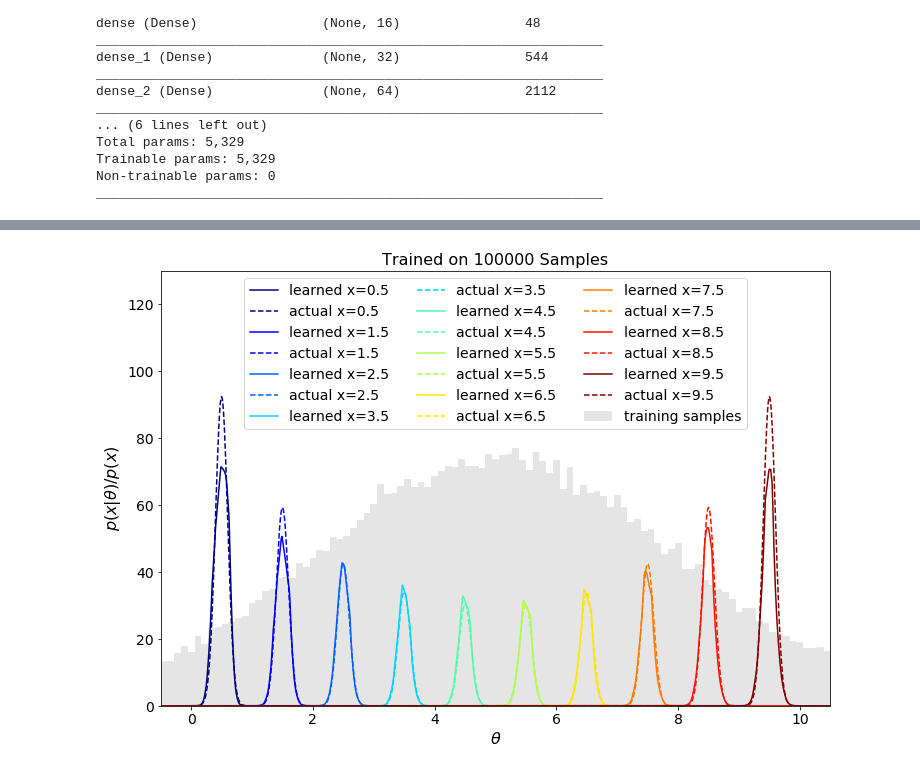
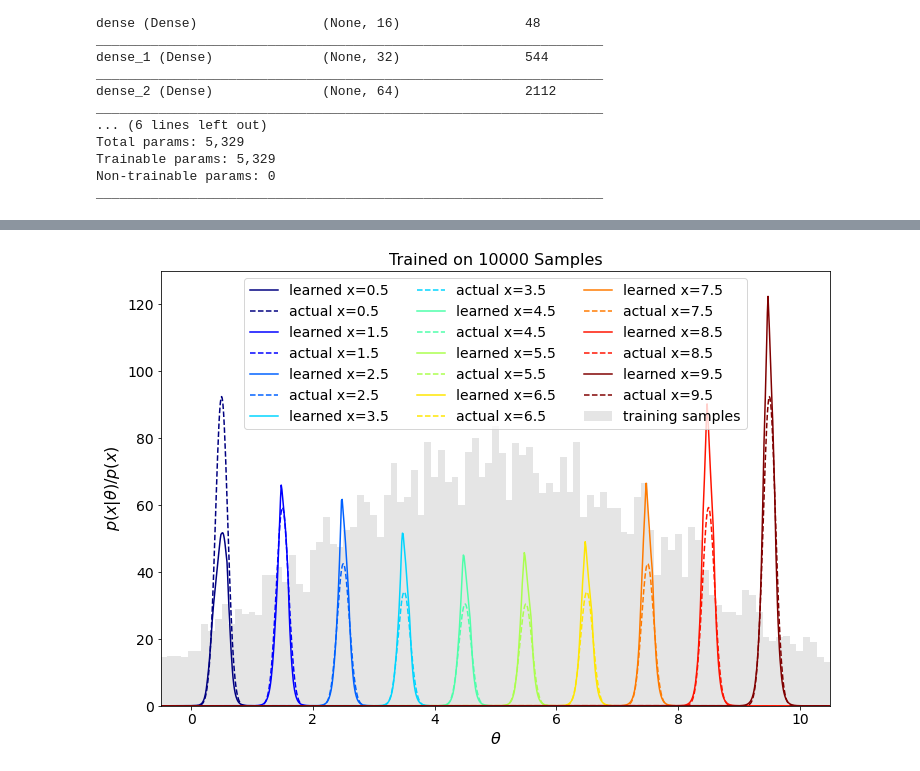
Before and after one commit to philippeller/likelihood_free_inference, a Jupyter notebook: Likelihood_free_inference_example.ipynb, the cells around one changed output, grey strips where cells are left out. Drawn from its saved outputs; the diff is of its cells as text; code cells hidden in the pictures.

```diff
--- a/Likelihood_free_inference_example.ipynb
+++ b/Likelihood_free_inference_example.ipynb
@@ -42,7 +46,7 @@ plt.rcParams['axes.titlesize'] = 16
 plt.rcParams['legend.fontsize'] = 14
 # %%
 # Choose a number of samples (50% training, 50% validation)
-N = 2 * 100000
+N = 2 * 10000
 
 # sample thetas
 theta_kwargs = {'scale':3, 'loc':5}
@@ -122,7 +126,7 @@ for i in range(50):
     y_input_test = np.concatenate([np.ones_like(x_test), np.zeros_like(x_test)])
 
     print('Epoch %i'%(len(loss_history)+1))
-    model.fit(X_input_train, y_input_train, batch_size=2048, epochs=1, validation_data=(X_input_test, y_input_test), )
+    model.fit(X_input_train, y_input_train, batch_size=2048, epochs=1, validation_data=(X_input_test, y_input_test))
 
     loss_history.append(model.history.history['loss'])
     val_loss_history.append(model.history.history['val_loss'])
@@ -158,3 +162,8 @@ Train on 200000 samples, validate on 200000 samples
+# %%
+linmodel = tf.keras.models.clone_model(model)
+linmodel.set_weights(model.get_weights())
+linmodel.layers[-1].activation = tf.keras.activations.linear
+linmodel.compile()
 # %%
 # Compare prediciton vs. truth
 
@@ -171,34 +180,37 @@ for i, k in enumerate(np.linspace(0.5,9.5,n)):
     n_int_steps = 1000
     theta_min = -20
     theta_max = 30
     int_thetas = np.linspace(theta_min, theta_max, n_int_steps)
     p_thetas = theta_dist.pdf(int_thetas, **theta_kwargs)
     evidence = np.sum(x_dist.pdf(k, int_thetas, **x_kwargs) * p_thetas) * (theta_max - theta_min) / n_int_steps        # p(x)
     truth = x_dist.pdf(k, theta_plot,  **x_kwargs) / evidence
 
     # generate input to NN
     nn_input = np.stack([np.ones_like(theta_plot) * k, theta_plot], axis=1)
 
-    prediction = model.predict(nn_input)
-    prediction /= 1 - prediction
+    #prediction = linmodel.predict(nn_input)
+    #prediction /= 1 - prediction
 
-    ax.plot(theta_plot, prediction , label='learned x=%s'%k, color=colors[i])
+    llh = linmodel.predict(nn_input)
+    p = np.exp(llh)
+
+    ax.plot(theta_plot, p , label='learned x=%s'%k, color=colors[i])
     ax.plot(theta_plot, truth, label='actual x=%s'%k, color=colors[i], ls='--')
 
 
 plt.gca().set_xlabel(r'$\theta$')
 plt.gca().set_ylabel(r'$p(x|\theta)/p(x)$')
 
 plt.hist(theta_train, weights=np.ones_like(theta_train) * 5000/len(theta_train), bins=np.linspace(theta_plot[0],theta_plot[-1],100), color='gray', alpha=0.2, label='training samples')
 
 ax.set_xlim(theta_plot[0],theta_plot[-1])
 
 ax.set_title('Trained on %i Samples'%len(theta_train))
 
 ax.set_ylim(0, 130)
 
 plt.legend(ncol=3, loc='upper center')
 
 plt.savefig('likelihood_test_%i_samples.png'%len(theta_train))
 # %% [output]
-[figure, old version]
+[figure, new version]
```
Also changed, not shown: parts of 6 cells of this notebook.
